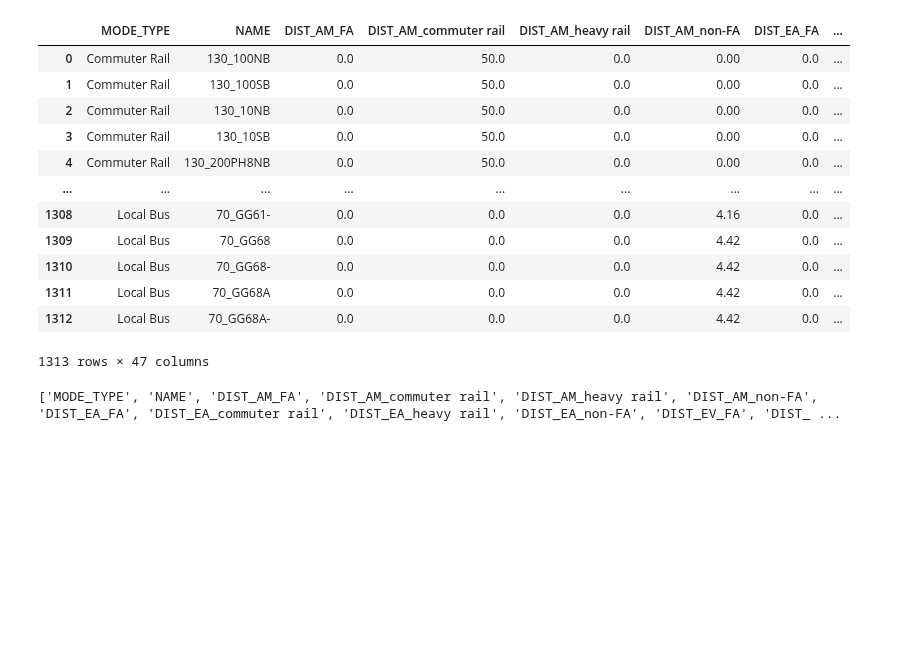
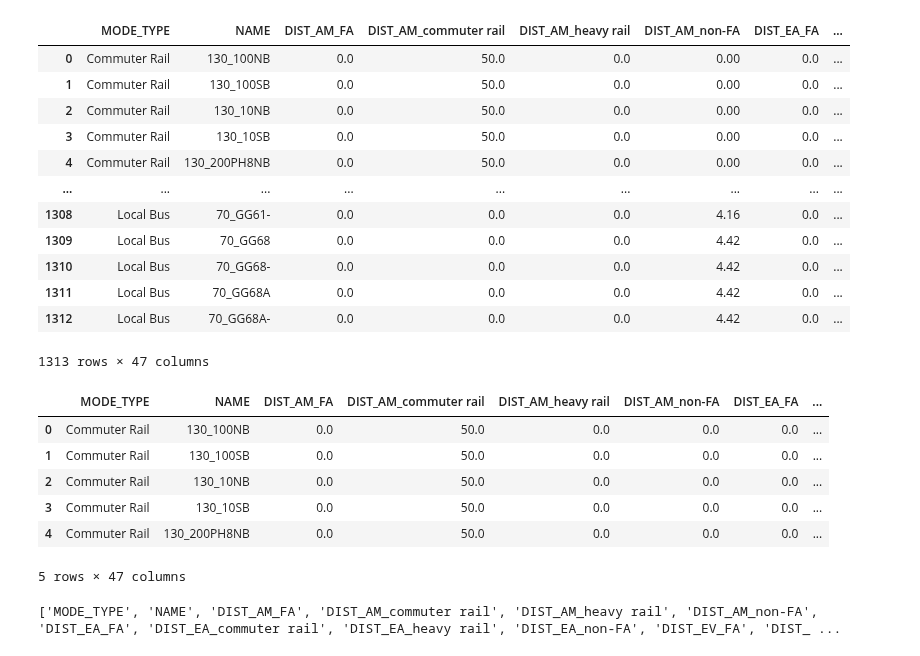
Before and after one commit to BayAreaMetro/travel-model-one, a Jupyter notebook: utilities/NextGenFwys/tag_transit_on_freeway_arterial.ipynb, the cells around one changed output. Saved outputs shown, nothing was run; the diff lists cells and outputs as text; code cells hidden in the pictures; blank space fills up the shorter version.

```diff
--- a/utilities/NextGenFwys/tag_transit_on_freeway_arterial.ipynb
+++ b/utilities/NextGenFwys/tag_transit_on_freeway_arterial.ipynb
@@ -424,5 +416,15 @@ display(line_df)
 | 1311 | Local Bus | 70_GG68A | 0.0 | 0.0 | 0.0 | 4.42 | 0.0 | ... |
 | 1312 | Local Bus | 70_GG68A- | 0.0 | 0.0 | 0.0 | 4.42 | 0.0 | ... |
 1313 rows × 47 columns
+# %%
+line_df.head()
+# %% [output]
+|  | MODE_TYPE | NAME | DIST_AM_FA | DIST_AM_commuter rail | DIST_AM_heavy rail | DIST_AM_non-FA | DIST_EA_FA | ... |
+| 0 | Commuter Rail | 130_100NB | 0.0 | 50.0 | 0.0 | 0.0 | 0.0 | ... |
+| 1 | Commuter Rail | 130_100SB | 0.0 | 50.0 | 0.0 | 0.0 | 0.0 | ... |
+| 2 | Commuter Rail | 130_10NB | 0.0 | 50.0 | 0.0 | 0.0 | 0.0 | ... |
+| 3 | Commuter Rail | 130_10SB | 0.0 | 50.0 | 0.0 | 0.0 | 0.0 | ... |
+| 4 | Commuter Rail | 130_200PH8NB | 0.0 | 50.0 | 0.0 | 0.0 | 0.0 | ... |
+5 rows × 47 columns
 # %%
 # export line_df
```
Also changed, not shown: parts of 15 cells of this notebook.
